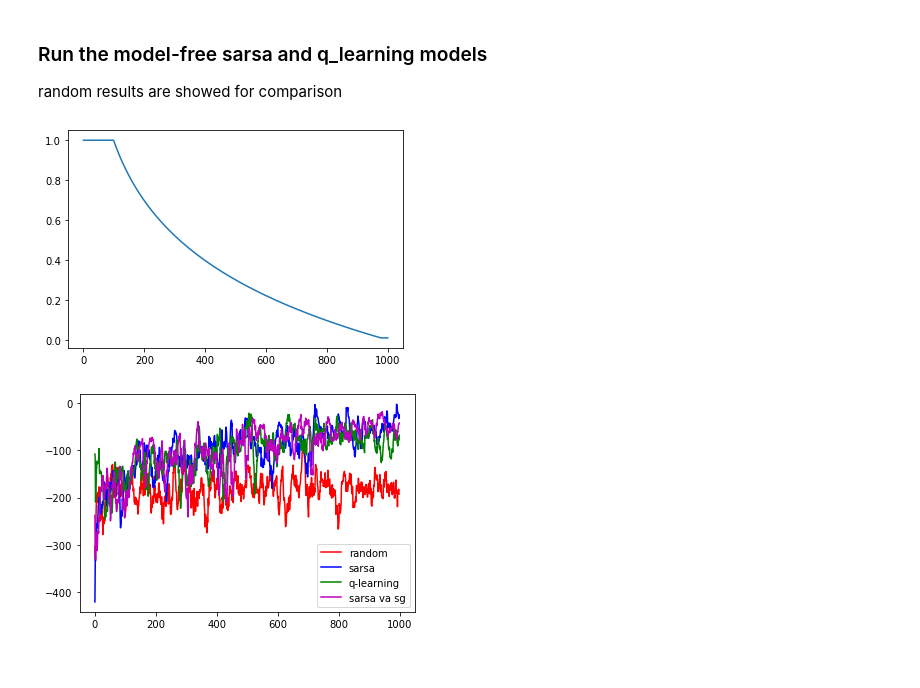
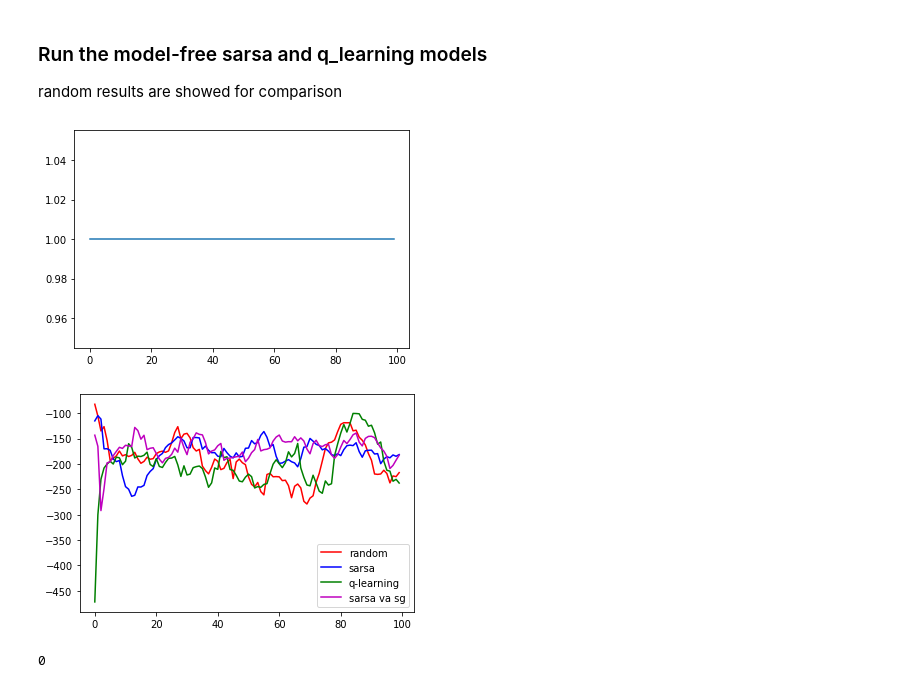
Before and after one commit to GiuliaMP/RL_Project, a Jupyter notebook: Run.ipynb, the cells around one changed output. Drawn from its saved outputs; the diff is of its cells as text; code cells hidden in the pictures.

```diff
--- a/Run.ipynb
+++ b/Run.ipynb
@@ -30,26 +31,26 @@ discretization = [x_space, y_space, vx_space, vy_space, theta_space, omega_space
 # %%
 alpha = 0.01
 gamma = 0.99
-episodes = 1000
-ep_min_decay = 1000
+episodes = 100
+ep_min_decay = 5000
 
 env = gym.make("LunarLander-v2")
 env.seed(42)
 np.random.seed(42)
 rew_s_va_sg = Sarsa_va_sg.sarsa_va_sg(env, discretization, n_bins, ep_min_decay, alpha, gamma, episodes)
 
 env = gym.make("LunarLander-v2")
 env.seed(42)
 np.random.seed(42)
 rew_s = Sarsa.sarsa(env, discretization, ep_min_decay, alpha, gamma, episodes)
 
 env = gym.make("LunarLander-v2")
 rew_r = Random.random(env, episodes)
 
 env = gym.make("LunarLander-v2")
 rew_q = Q_learning.q_learning(env, discretization, ep_min_decay, alpha, gamma, episodes)
 # %% [output]
-[figure, old version]
+[figure, new version]
 # %%
 mean_rewards_r = moving_avg(rew_r)
 mean_rewards_s = moving_avg(rew_s)
@@ -63,4 +64,11 @@ plt.plot(mean_rewards_s_va_sg, color="m", label="sarsa va sg")
 plt.legend()
 plt.show()
 # %% [output]
-[figure, old version]
+[figure, new version]
+# %%
+episodes = 100
+
+env = gym.make("LunarLander-v2")
+rew_nn = Sarsa_va_ANN.sarsa_va_ann(env, 8, ep_min_decay, alpha, gamma, episodes)
+# %% [output]
+0
```
Also changed, not shown: parts of 2 cells of this notebook, 2 other files.
